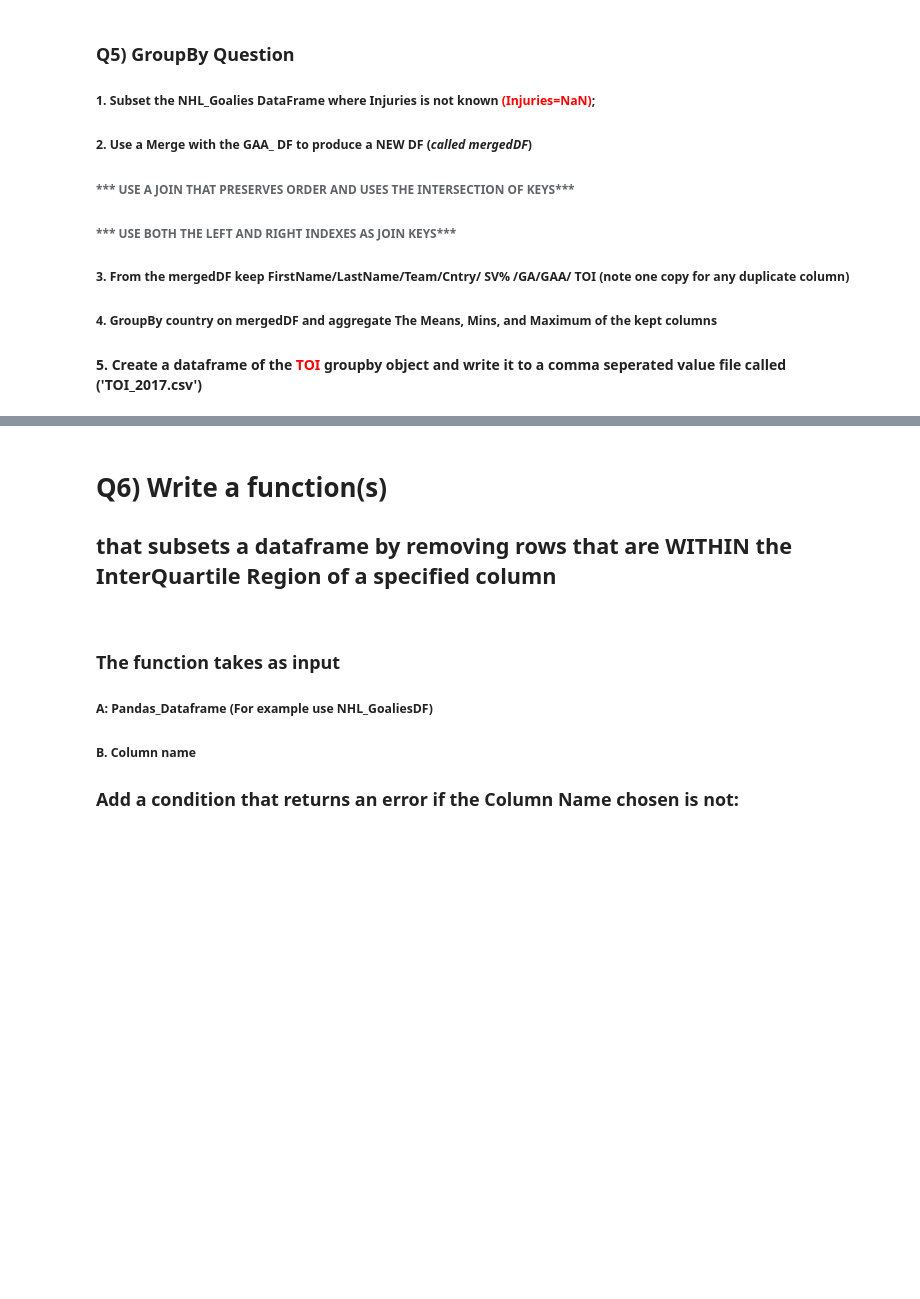
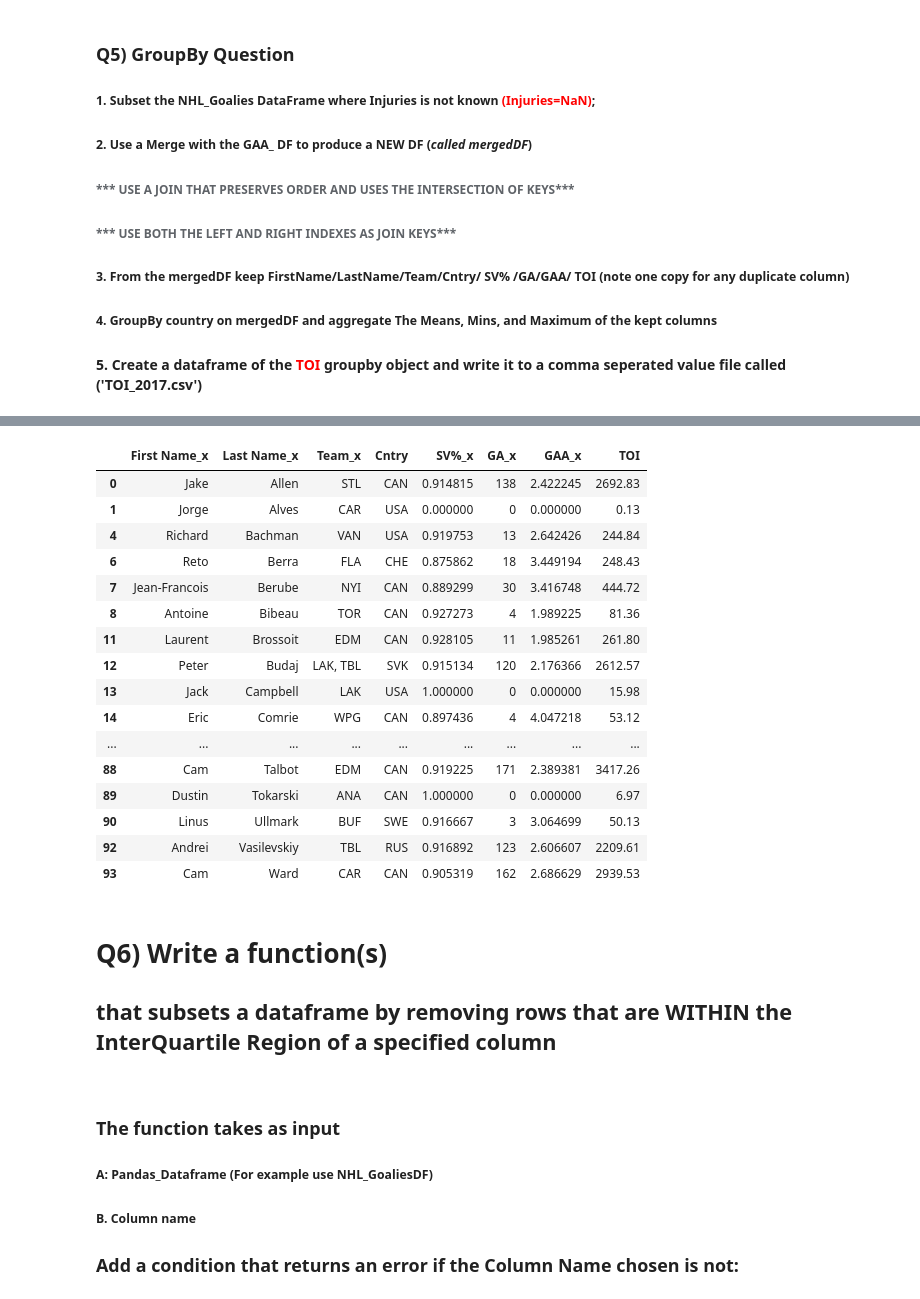
Before and after one commit to lizabethkatsnelson/ITP_Assignments-, a Jupyter notebook: Assignment_03/Assignment_03.ipynb, the cells around one changed output, grey strips where cells are left out. Cells and saved outputs as stored; diff of their text form; code cells hidden in the pictures; blank space fills up the shorter version.

```diff
--- a/Assignment_03/Assignment_03.ipynb
+++ b/Assignment_03/Assignment_03.ipynb
@@ -297,0 +350,24 @@ plt.show() # plot both plots
+# %%
+# Answer 5 here:
+# 3. From the mergedDF keep FirstName/LastName/Team/Cntry/ SV% /GA/GAA/ TOI (note one copy for any duplicate column)
+
+mergedDF_filtered = mergedDF[['First Name_x', 'Last Name_x', 'Team_x', 'Cntry', 'SV%_x', 'GA_x', 'GAA_x', 'TOI']] # new df with desired columns
+mergedDF_filtered
+# %% [output]
+|  | First Name_x | Last Name_x | Team_x | Cntry | SV%_x | GA_x | GAA_x | TOI |
+| 0 | Jake | Allen | STL | CAN | 0.914815 | 138 | 2.422245 | 2692.83 |
+| 1 | Jorge | Alves | CAR | USA | 0.000000 | 0 | 0.000000 | 0.13 |
+| 4 | Richard | Bachman | VAN | USA | 0.919753 | 13 | 2.642426 | 244.84 |
+| 6 | Reto | Berra | FLA | CHE | 0.875862 | 18 | 3.449194 | 248.43 |
+| 7 | Jean-Francois | Berube | NYI | CAN | 0.889299 | 30 | 3.416748 | 444.72 |
+| 8 | Antoine | Bibeau | TOR | CAN | 0.927273 | 4 | 1.989225 | 81.36 |
+| 11 | Laurent | Brossoit | EDM | CAN | 0.928105 | 11 | 1.985261 | 261.80 |
+| 12 | Peter | Budaj | LAK, TBL | SVK | 0.915134 | 120 | 2.176366 | 2612.57 |
+| 13 | Jack | Campbell | LAK | USA | 1.000000 | 0 | 0.000000 | 15.98 |
+| 14 | Eric | Comrie | WPG | CAN | 0.897436 | 4 | 4.047218 | 53.12 |
+| ... | ... | ... | ... | ... | ... | ... | ... | ... |
+| 88 | Cam | Talbot | EDM | CAN | 0.919225 | 171 | 2.389381 | 3417.26 |
+| 89 | Dustin | Tokarski | ANA | CAN | 1.000000 | 0 | 0.000000 | 6.97 |
+| 90 | Linus | Ullmark | BUF | SWE | 0.916667 | 3 | 3.064699 | 50.13 |
+| 92 | Andrei | Vasilevskiy | TBL | RUS | 0.916892 | 123 | 2.606607 | 2209.61 |
+| 93 | Cam | Ward | CAR | CAN | 0.905319 | 162 | 2.686629 | 2939.53 |
```
Also changed, not shown: parts of 8 cells of this notebook.
